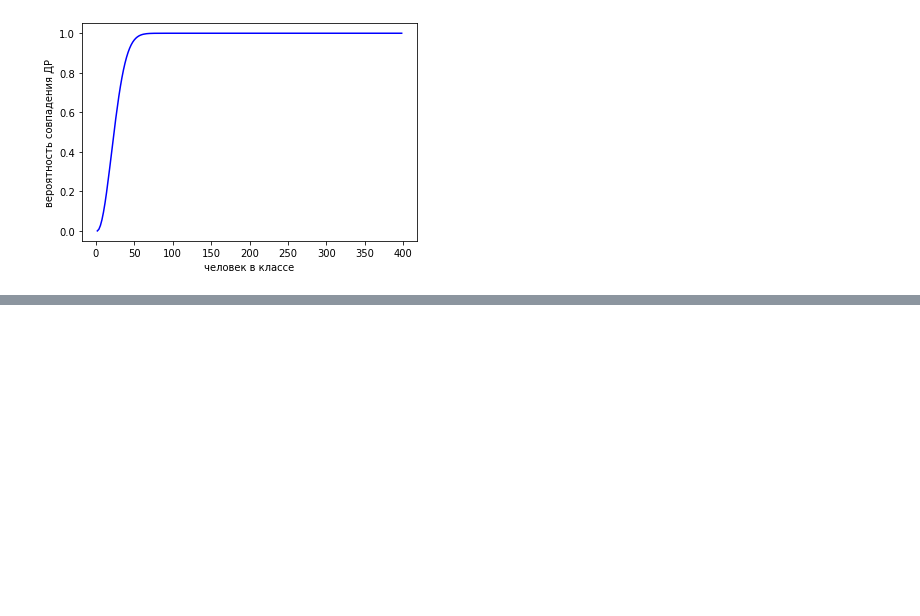
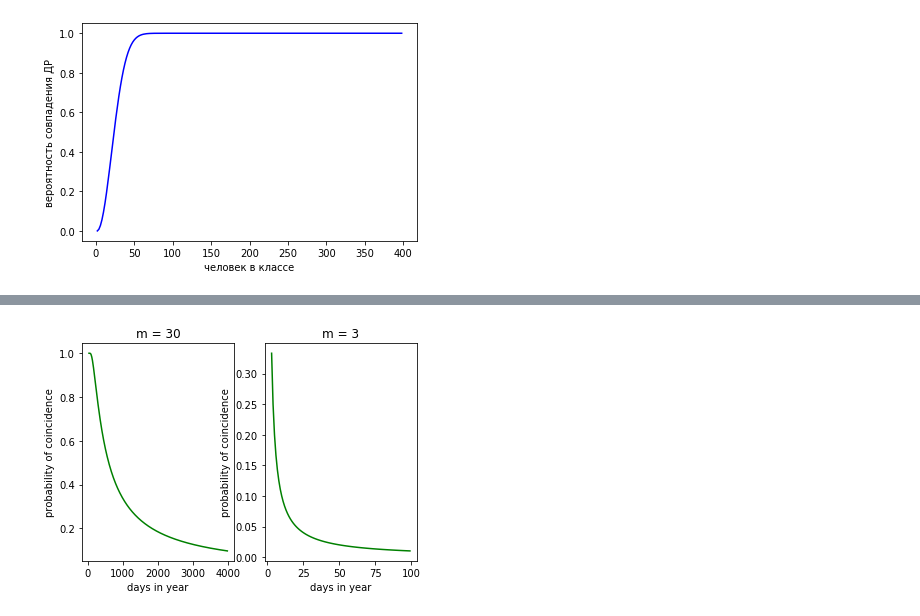
Before and after one commit to rsalmin/drafts, a Jupyter notebook: about-one-task.ipynb, the cells around one changed output, grey strips where cells are left out. Saved outputs shown, nothing was run; the diff lists cells and outputs as text; code cells hidden in the pictures; blank space fills up the shorter version.

```diff
--- a/about-one-task.ipynb
+++ b/about-one-task.ipynb
@@ -41,0 +53,21 @@ plt.show()
+# %%
+xs1 = np.arange(30,4000,10)
+ys1 = [pMm(x, 30) for x in xs]
+
+xs2 = np.arange(3,100,1)
+ys2 = [pMm(x, 3) for x in xs2]
+
+fig, (ax1,ax2) = plt.subplots(1,2)
+
+ax1.plot(xs1, ys1, "g")
+ax1.set_title("m = 30")
+ax1.set_xlabel("days in year")
+ax1.set_ylabel("probability of coincidence")
+
+ax2.plot(xs2, ys2, "g")
+ax2.set_title("m = 3")
+ax2.set_xlabel("days in year")
+ax2.set_ylabel("probability of coincidence")
+plt.show()
+# %% [output]
+[figure, added]
```
Also changed, not shown: parts of 3 cells of this notebook.
